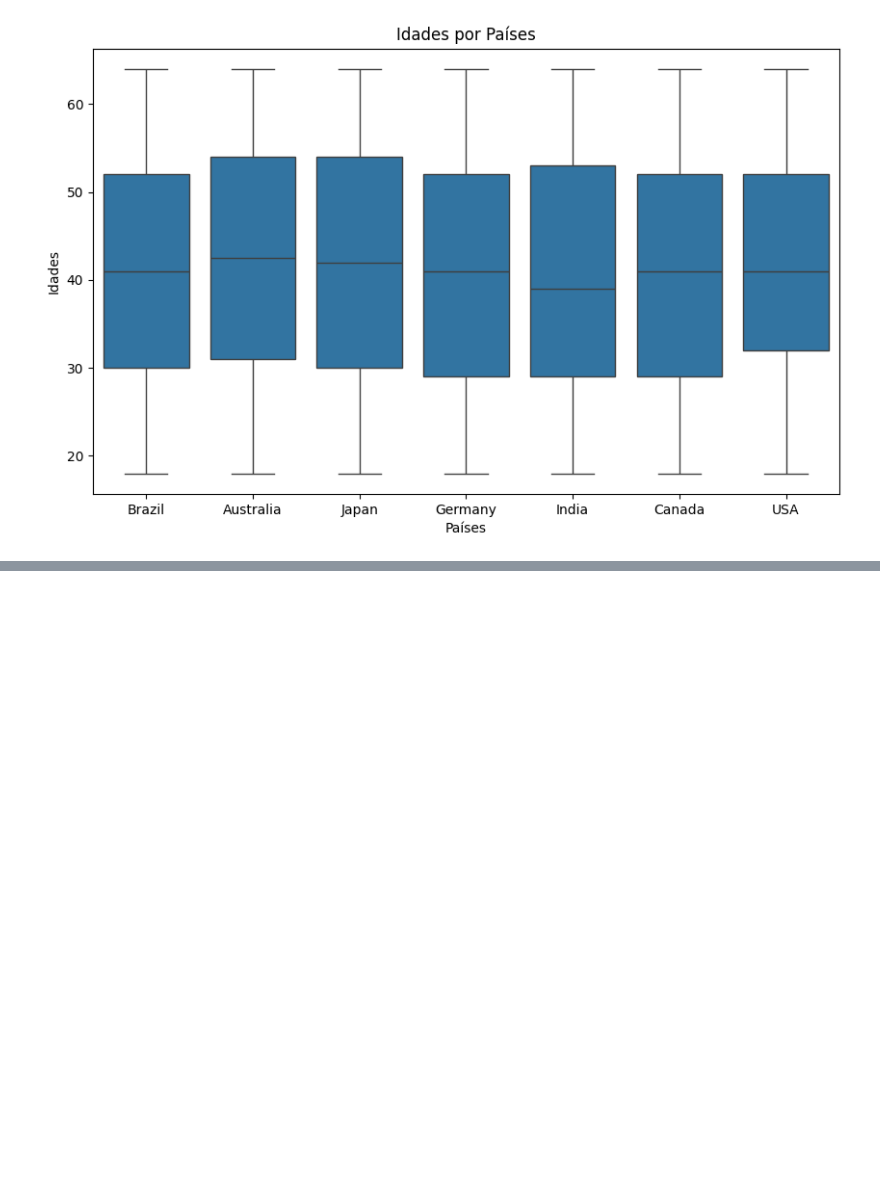
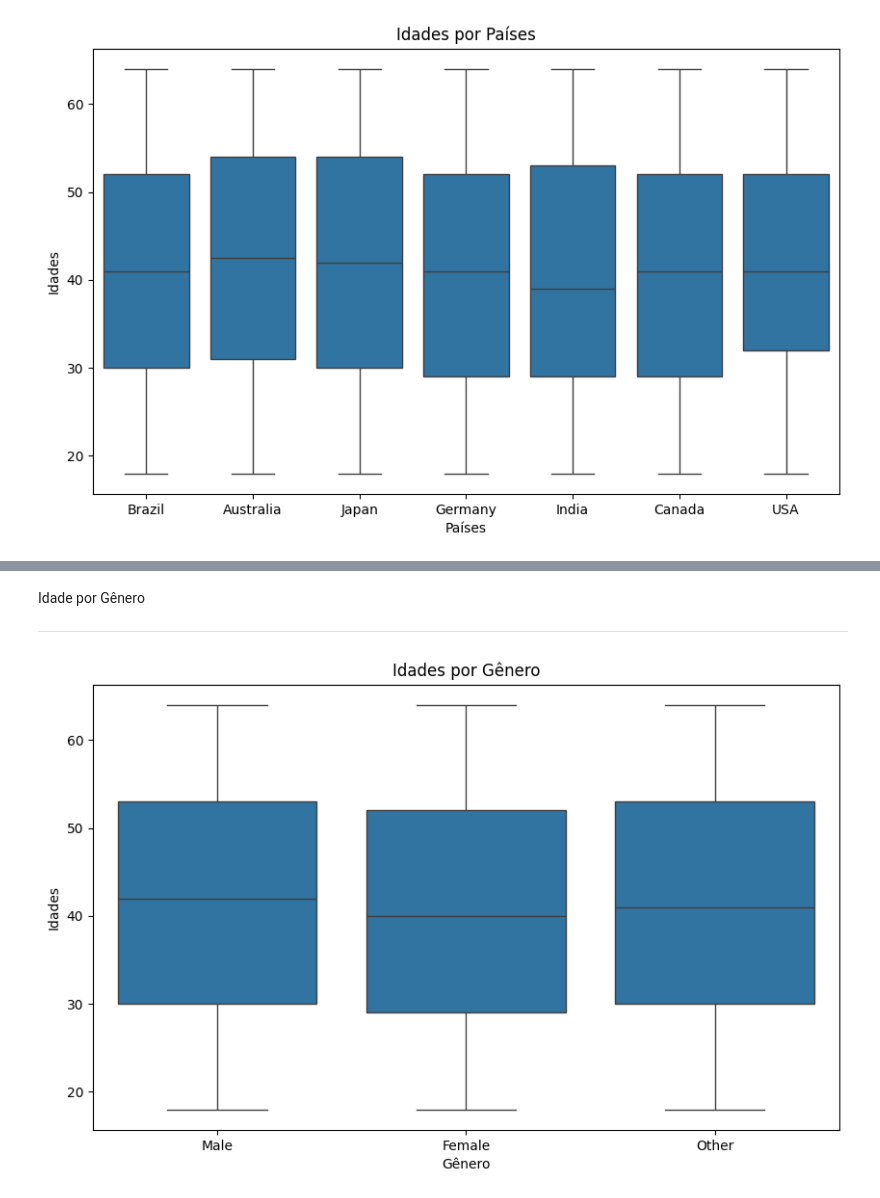
Before and after one commit to hugocfrias/hugocfrias-MVP, a Jupyter notebook: Untitled5.ipynb, the cells around one changed output, grey strips where cells are left out. Saved outputs shown, nothing was run; the diff lists cells and outputs as text; code cells hidden in the pictures; blank space fills up the shorter version.

```diff
--- a/Untitled5.ipynb
+++ b/Untitled5.ipynb
@@ -250,0 +290,14 @@ plt.show()
+# %% [markdown]
+Idade por Gênero
+
+---
+# %%
+# Boxplot Idades por Gênero
+plt.figure(figsize=(10, 6))
+sns.boxplot(x='Gender', y='Age', data=sleep_cycle)
+plt.title('Idades por Gênero')
+plt.xlabel('Gênero')
+plt.ylabel('Idades')
+plt.show()
+# %% [output]
+[figure, added]
```
Also changed, not shown: parts of 21 cells of this notebook.
